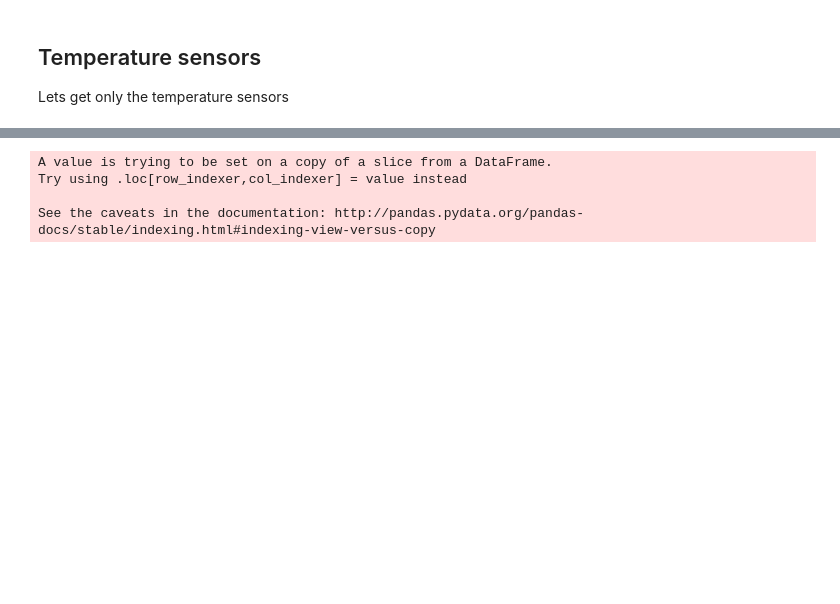
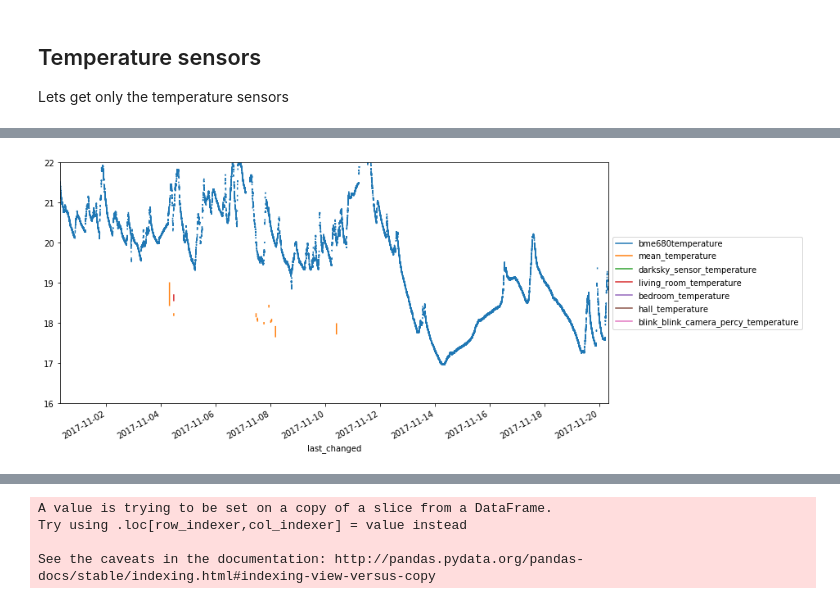
Before and after one commit to robmarkcole/HASS-data-science, a Jupyter notebook: SQLAlchemy HASS 20-11-2017.ipynb, the cells around one changed output, grey strips where cells are left out. Saved outputs shown, nothing was run; the diff lists cells and outputs as text; code cells hidden in the pictures; blank space fills up the shorter version.

```diff
--- a/SQLAlchemy HASS 20-11-2017.ipynb
+++ b/SQLAlchemy HASS 20-11-2017.ipynb
@@ -148,4 +128,4 @@ sensors_list
 # %%
-temperature_sensors_list = [sensor for sensor in sensors_list if 'temperature' in sensor.split('.')[1]]
+temperature_sensors_list = [sensor.split('.')[1] for sensor in sensors_list if 'temperature' in sensor.split('.')[1]]
 temperature_sensors_list
 # %% [output]
@@ -311 +223,11 @@ temperature_sensors_df.head()
+# %%
+height=6
+width=12
+
+temperature_sensors_df = sensors_df[temperature_sensors_list]
+ax = temperature_sensors_df.plot(figsize=(width, height))
+ax.set_ylim(16,22)
+ax.legend(loc='center left', bbox_to_anchor=(1, 0.5));
+# %% [output]
+[figure, added]
 # %%
```
Also changed, not shown: parts of 50 cells of this notebook.
